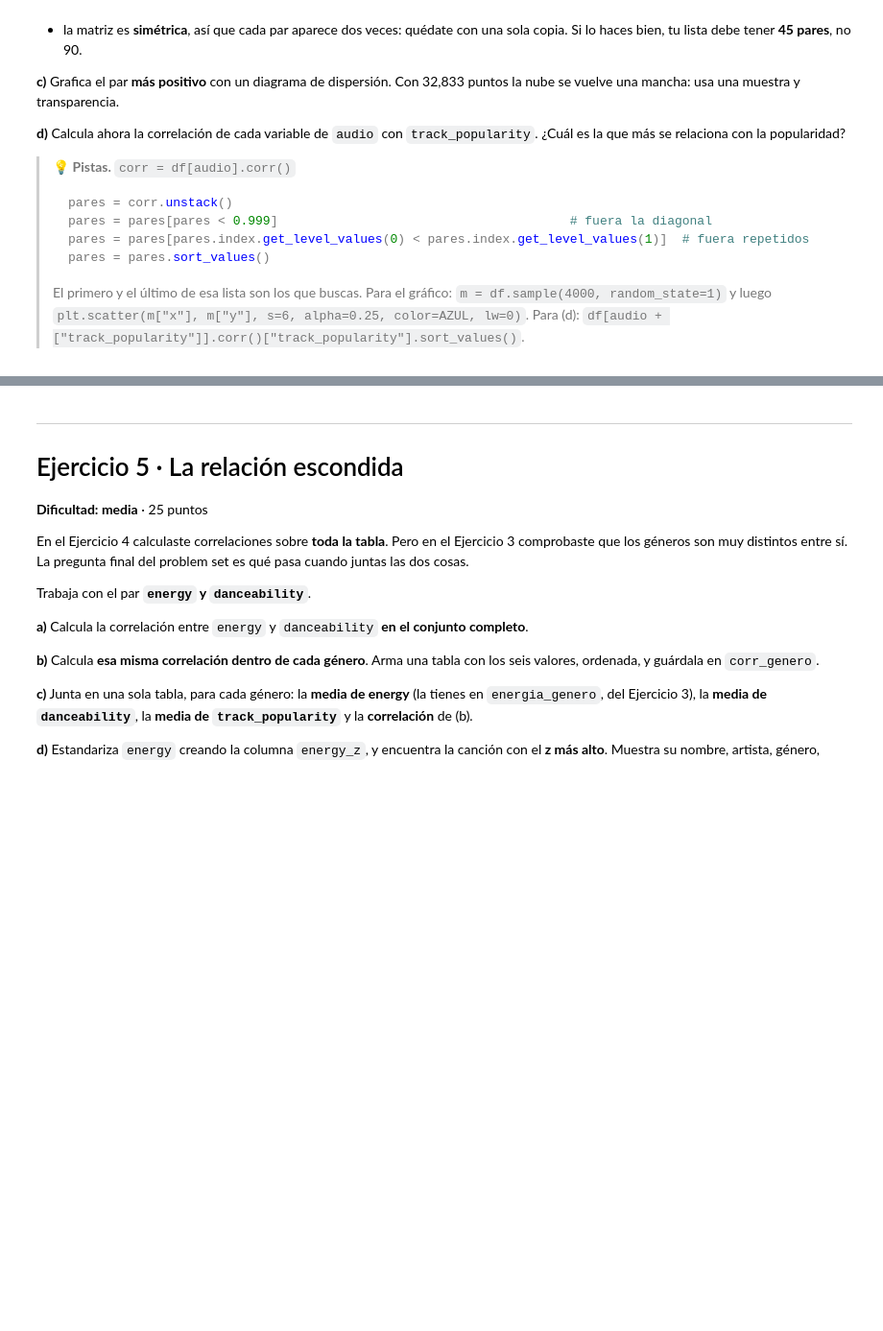
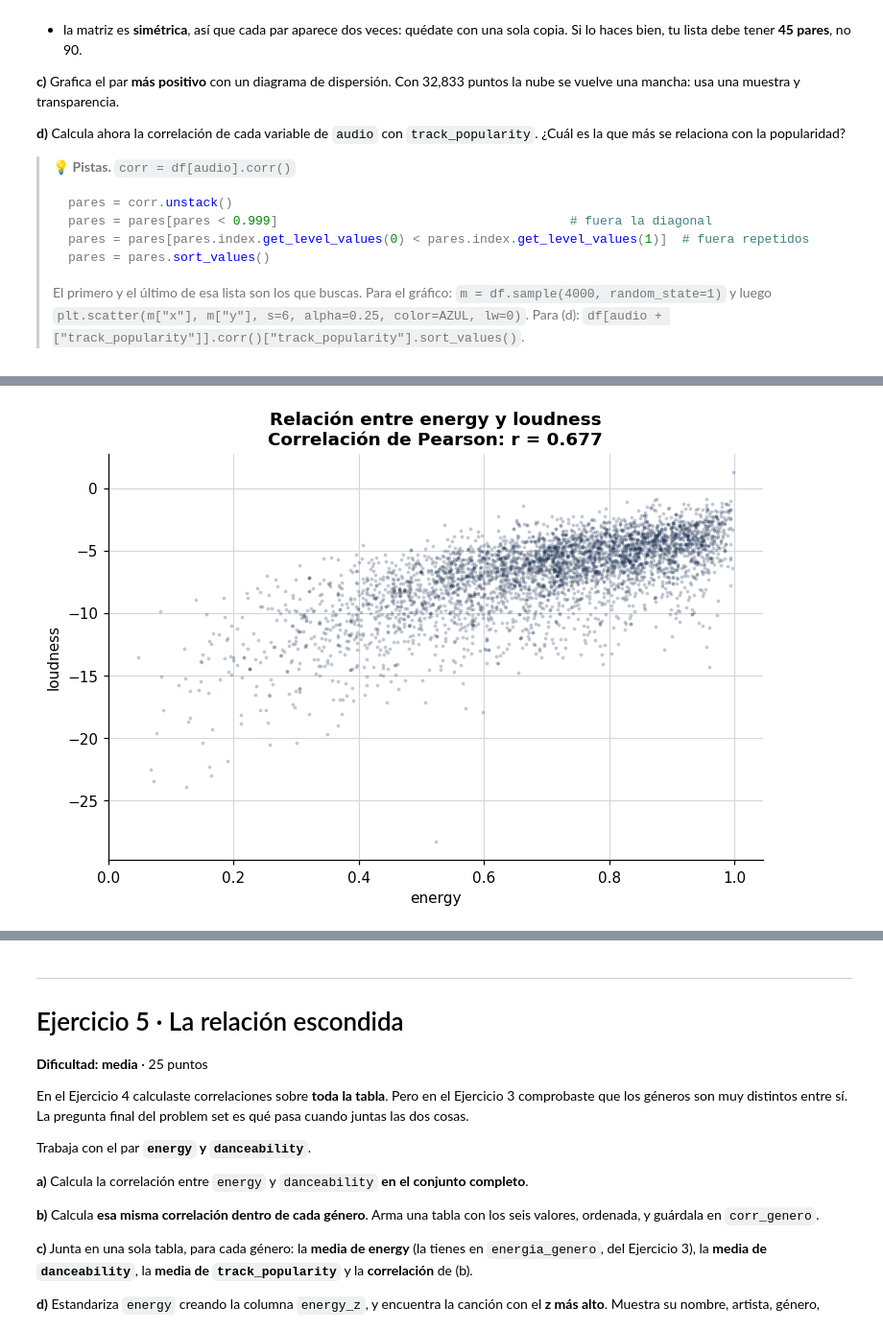
Before and after one commit to axrodriguez5072019/s100-tareas, a Jupyter notebook: 01_problem_set_(6).ipynb, the cells around one changed output, grey strips where cells are left out. Shown at 96% size. Cells and saved outputs as stored; diff of their text form; code cells hidden in the pictures; blank space fills up the shorter version.

```diff
--- a/01_problem_set_(6).ipynb
+++ b/01_problem_set_(6).ipynb
@@ -470,0 +486,9 @@ corr = ...
+# %%
+# a) Matriz de correlación
+corr = ...
+# a) Matriz de correlación de las 10 variables de audio
+
+corr = df[audio].corr()
+
+print("Matriz de correlación:")
+display(corr.round(3))
@@ -470,0 +568,30 @@ corr = ...
+# %%
+# c) Diagrama de dispersión del par más positivo
+
+
+variable_x, variable_y = par_mas_positivo
+
+# Muestra reproducible de 4,000 canciones
+m = df.sample(4000, random_state=1)
+
+plt.figure(figsize=(8, 5))
+
+plt.scatter(
+    m[variable_x],
+    m[variable_y],
+    s=6,
+    alpha=0.25,
+    color=AZUL,
+    linewidths=0
+)
+
+plt.xlabel(variable_x)
+plt.ylabel(variable_y)
+plt.title(
+    f"Relación entre {variable_x} y {variable_y}\n"
+    f"Correlación de Pearson: r = {r_mas_positivo:.3f}"
+)
+
+plt.show()
+# %% [output]
+[figure, added]
```
Also changed, not shown: parts of 14 cells of this notebook.
